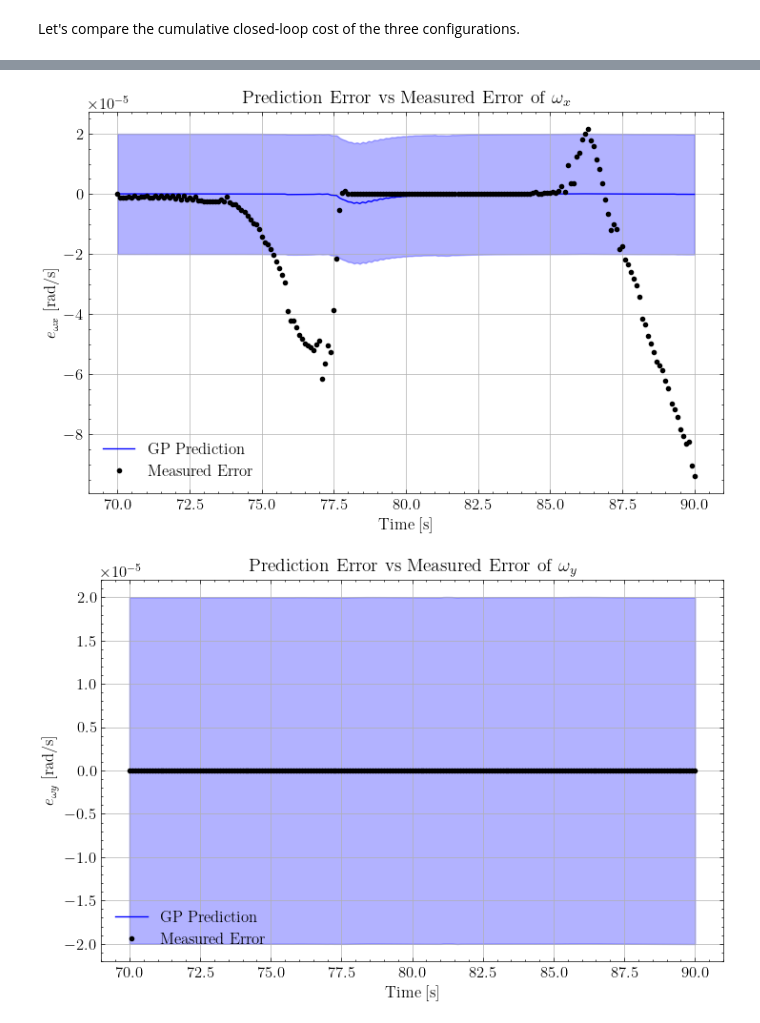
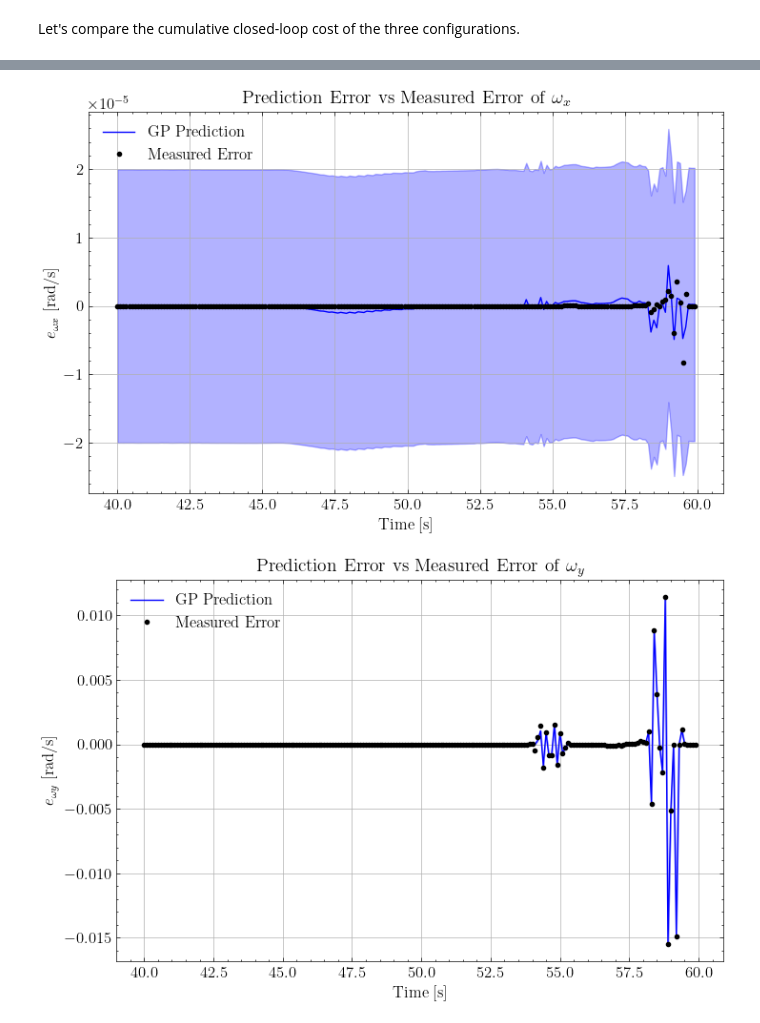
Before and after one commit to albee/smallsat-sim, a Jupyter notebook: smallsat_sim/misc/plot_comparison_results_case2.ipynb, the cells around one changed output, grey strips where cells are left out. Drawn from its saved outputs; the diff is of its cells as text; code cells hidden in the pictures.

Commit message:
Case 2 working

```diff
--- a/smallsat_sim/misc/plot_comparison_results_case2.ipynb
+++ b/smallsat_sim/misc/plot_comparison_results_case2.ipynb
@@ -46,13 +46,18 @@ mpl.rcParams['ytick.labelsize'] = 12
 Here we want to motivate the use of failure detection in our pipeline.
 # %%
 # Load the necessary bags
+# cov linear kernel is 1e-2
 
 # Create Logger object (needed to load data)
 logger = Logger()
 
 # Set names of the different logs
-filename1 = "2024-10-20_18-14-08" # MPCC w/o Failure Detection
-filename2 = None # MPCC w/ Failure Detection
+filename1 = "2024-10-21_13-13-28" # MPCC w/o Failure Detection
+filename2 = "2024-10-21_12-16-32" # MPCC w/ Failure Detection
+
+# 2e-2 @46s
+filename1 = "2024-10-21_15-51-44" # MPCC w/o Failure Detection
+filename2 = "2024-10-21_15-56-11" # MPCC w/ Failure Detection
 
 
 filenames = [filename1, filename2]
@@ -75,7 +80,7 @@ END_TIME = 120
 plt.figure(figsize=(6,4))
 
 # Define labels for each log file
-labels = ['GP-MPCC w/o Failure Detection', 'GP-MPCC w/ Failure Detection']
+labels = ['GP-MPCC w/o FD', 'GP-MPCC w/ FD']
 
 # Iterate through each dataframe and plot the cumulative cost
 for i, df in enumerate(df_list):
@@ -84,7 +89,7 @@ for i, df in enumerate(df_list):
         df_clean = df[['Timestamp', 'mpc_cost']].dropna()
 
         # Optional modification to 'mpc_cost' if necessary
-        df_clean['mpc_cost'] += 5e-2 * 0.2
+        df_clean['mpc_cost'] += 5e-3 * 0.2
 
         # Compute cumulative cost
         df_clean['cumulative_cost'] = df_clean['mpc_cost'].cumsum()
@@ -114,6 +119,6 @@ plt.ylim(bottom=0, top=df_clean['cumulative_cost'].max()+ 1)
 # Adjust layout to prevent label clipping
 plt.tight_layout()
 
-plt.savefig("case2/case1_cumulative_cost.svg", format="svg")
-plt.savefig("case2/case1_cumulative_cost.pdf", format="pdf")
+plt.savefig("case2/case2_cumulative_cost.svg", format="svg")
+plt.savefig("case2/case2_cumulative_cost.pdf", format="pdf")
 # %% [output]
@@ -251,7 +256,7 @@ END_TIME = 120
 plt.figure(figsize=(6,4))
 
 # Define labels for each log file
-labels = ['GP-MPCC w/o Failure Detection', 'GP-MPCC w/ Failure Detection']
+labels = ['GP-MPCC w/o FD', 'GP-MPCC w/ FD']
 
 # Iterate through each dataframe and plot the tracking error over time
 for i, df in enumerate(df_list):
@@ -289,6 +294,6 @@ plt.ylim((0, 1.05))
 # Adjust layout to prevent label clipping
 plt.tight_layout()
 
-plt.savefig("case2/case1_tracking_error.svg", format="svg")
-plt.savefig("case2/case1_tracking_error.pdf", format="pdf")
+plt.savefig("case2/case2_tracking_error.svg", format="svg")
+plt.savefig("case2/case2_tracking_error.pdf", format="pdf")
 # %% [output]
@@ -306,7 +311,7 @@ END_TIME = 120
 plt.figure(figsize=(6,4))
 
 # Define labels for each log file
-labels = ['GP-MPCC w/o Failure Detection', 'GP-MPCC w/ Failure Detection']
+labels = ['GP-MPCC w/o FD', 'GP-MPCC w/ FD']
 
 # Iterate through each dataframe and plot the tracking error over time
 for i, df in enumerate(df_list):
@@ -351,8 +356,8 @@ plt.savefig("case2/case2_n_points_GP.pdf", format="pdf")
 # %%
 # Assuming your DataFrame is named df
 # NOTE: Specify paramters here if you want
-START_TIME = 70
-END_TIME = 90
+START_TIME = 40
+END_TIME = 60
 
 def plot_gp_component(df_clean, index, title, ylabel):
     """
@@ -413,2 +418,2 @@ for index, title, ylabel in components:
-[figure, old version]
+[figure, new version]
-[figure, old version]
+[figure, new version]
```
Also changed, not shown: parts of 15 cells of this notebook, 4 other files.
